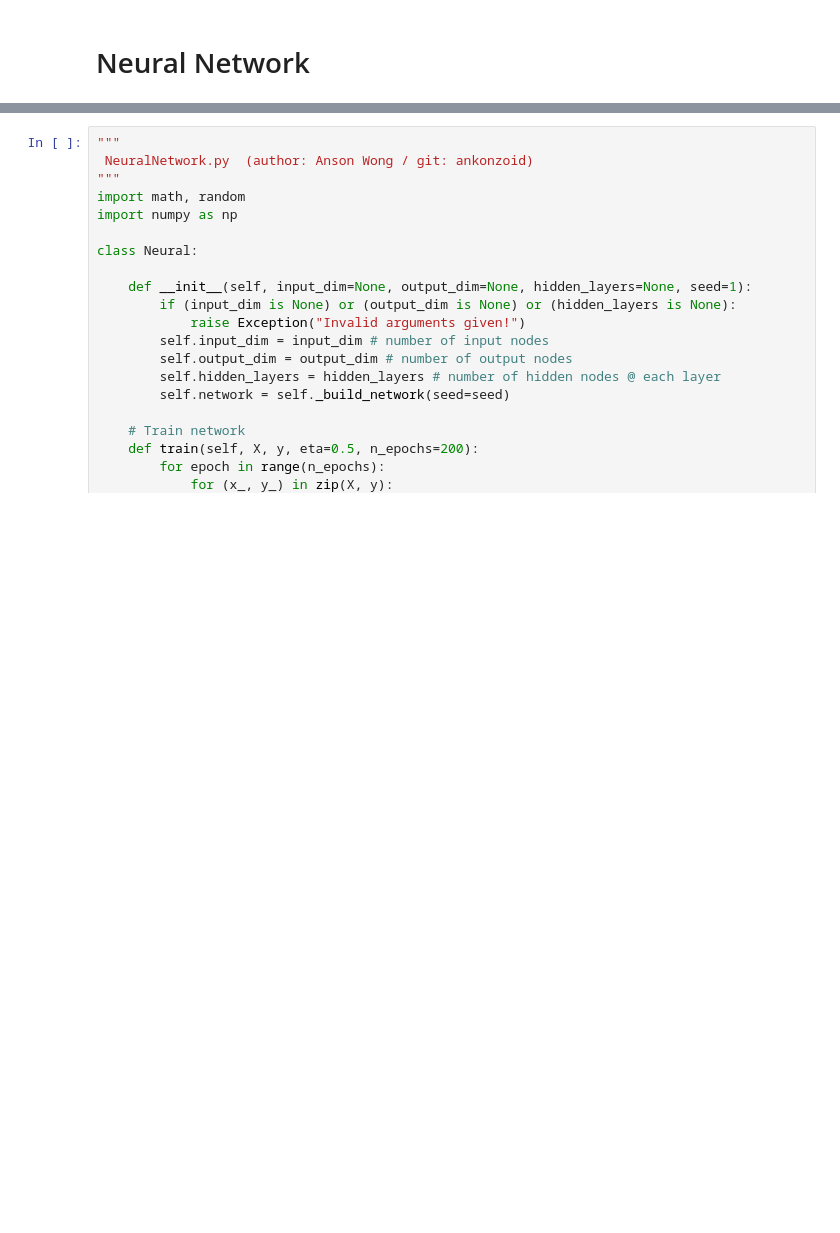
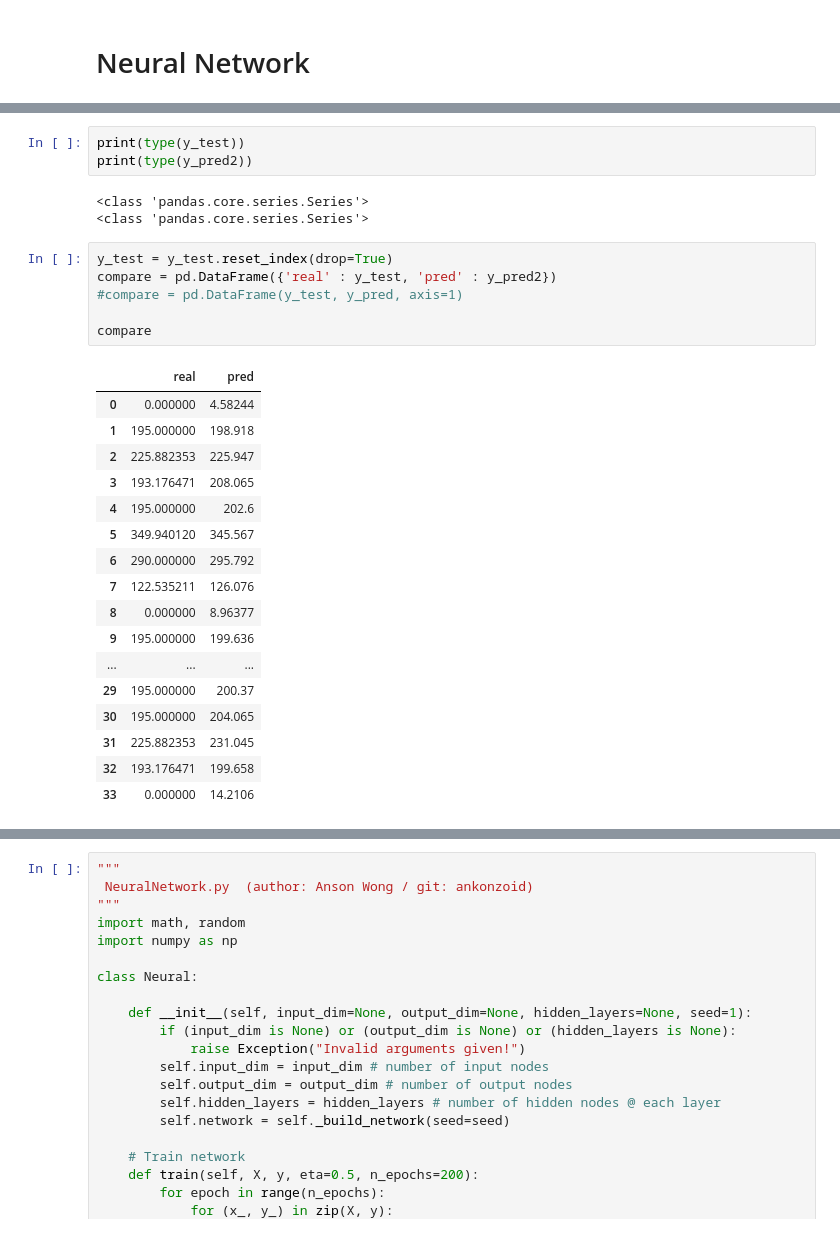
Before and after one commit to geadalfa/PrediksiWarna, a Jupyter notebook: Randomforest_NN.ipynb, the cells around one changed output, grey strips where cells are left out. Cells and saved outputs as stored; diff of their text form; blank space fills up the shorter version.

```diff
--- a/Randomforest_NN.ipynb
+++ b/Randomforest_NN.ipynb
@@ -751,0 +814,30 @@ print(rmse)
+# %%
+print(type(y_test))
+print(type(y_pred2))
+# %% [output]
+<class 'pandas.core.series.Series'>
+<class 'pandas.core.series.Series'>
+# %%
+y_test = y_test.reset_index(drop=True)
+compare = pd.DataFrame({'real' : y_test, 'pred' : y_pred2})
+#compare = pd.DataFrame(y_test, y_pred, axis=1)
+
+compare
+# %% [output]
+|  | real | pred |
+| 0 | 0.000000 | 4.58244 |
+| 1 | 195.000000 | 198.918 |
+| 2 | 225.882353 | 225.947 |
+| 3 | 193.176471 | 208.065 |
+| 4 | 195.000000 | 202.6 |
+| 5 | 349.940120 | 345.567 |
+| 6 | 290.000000 | 295.792 |
+| 7 | 122.535211 | 126.076 |
+| 8 | 0.000000 | 8.96377 |
+| 9 | 195.000000 | 199.636 |
+| ... | ... | ... |
+| 29 | 195.000000 | 200.37 |
+| 30 | 195.000000 | 204.065 |
+| 31 | 225.882353 | 231.045 |
+| 32 | 193.176471 | 199.658 |
+| 33 | 0.000000 | 14.2106 |
```
Also changed, not shown: parts of 17 cells of this notebook.
